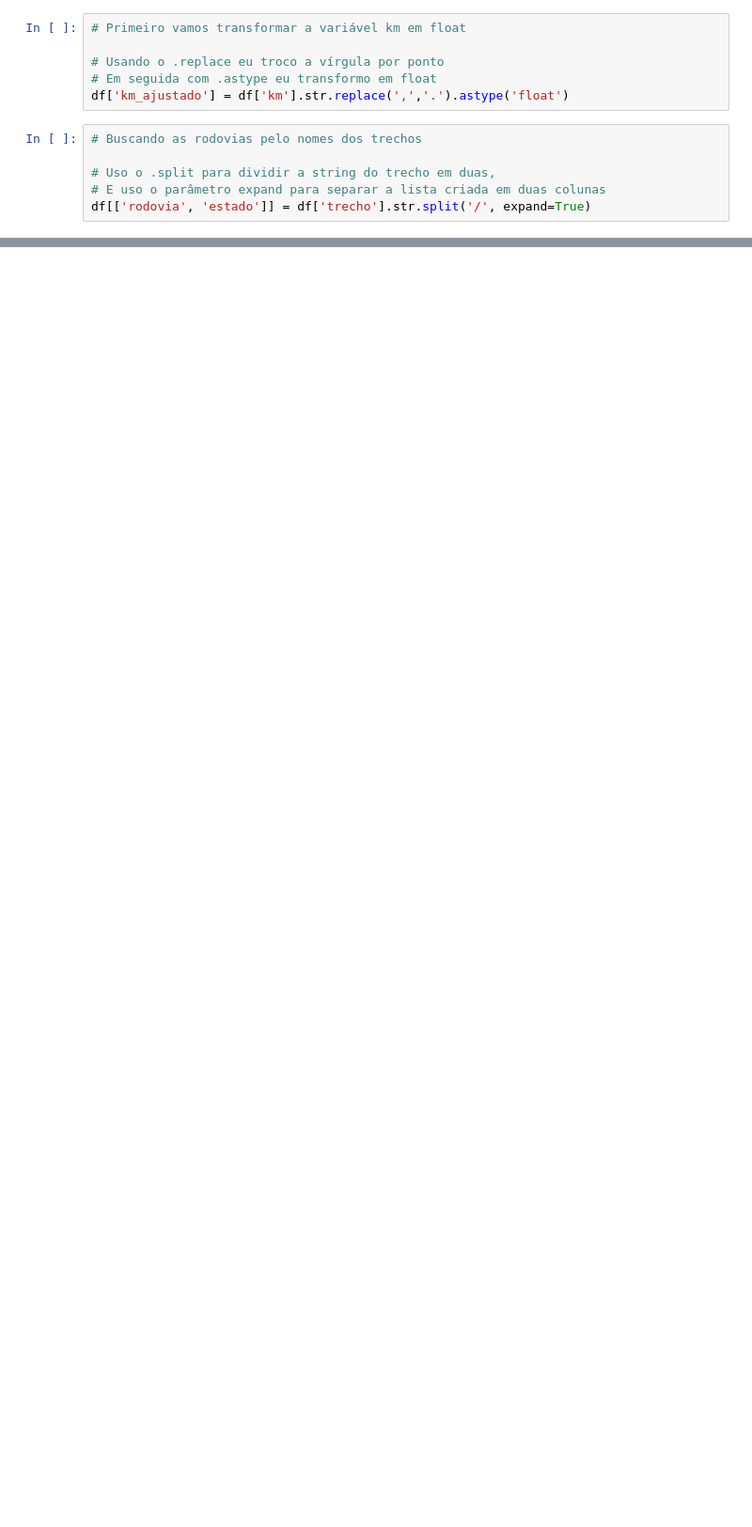
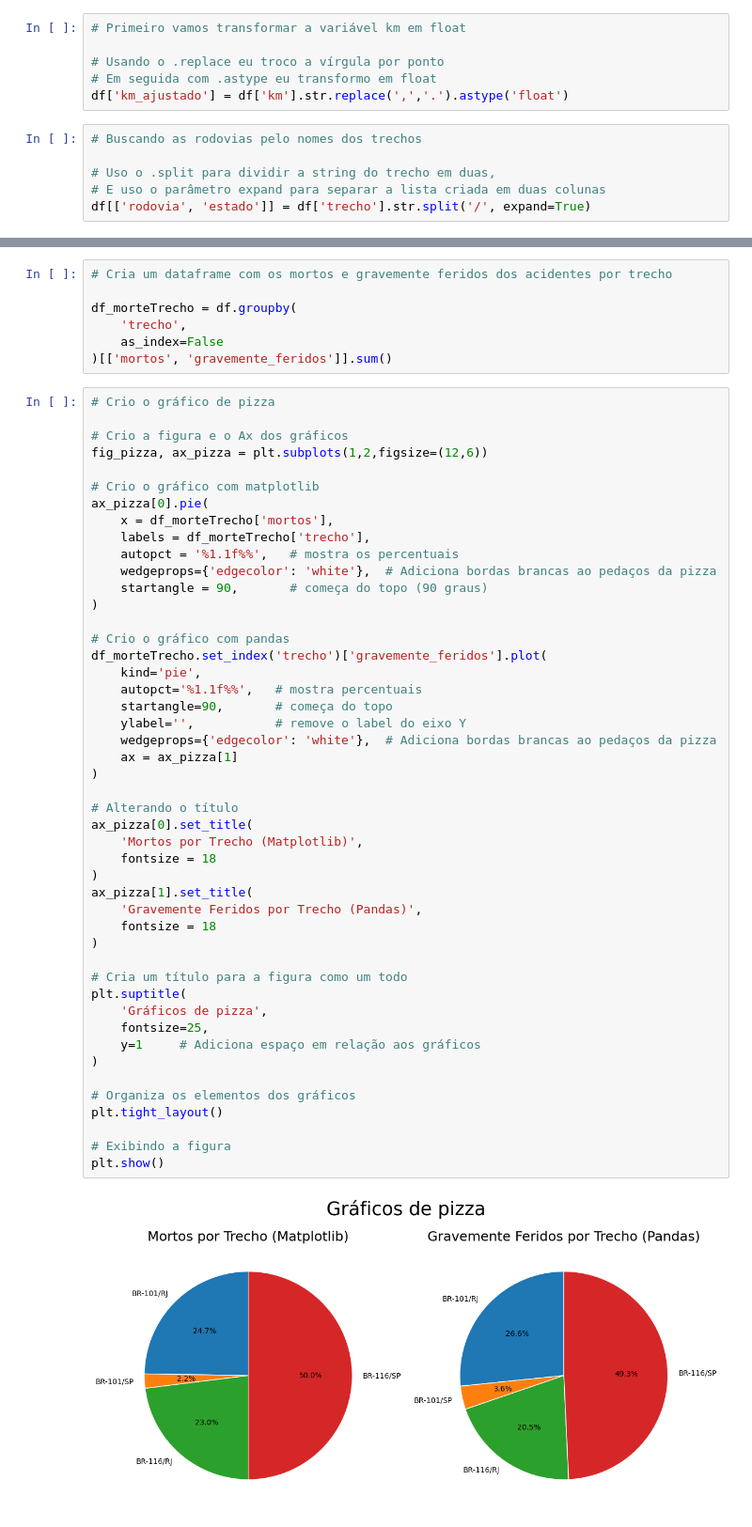
Before and after one commit to Bhertho/Analise_Acidentes_RioSP, a Jupyter notebook: Analise.ipynb, the cells around one changed output, grey strips where cells are left out. Shown at 94% size. Saved outputs shown, nothing was run; the diff lists cells and outputs as text; blank space fills up the shorter version.

```diff
--- a/Analise.ipynb
+++ b/Analise.ipynb
@@ -576,0 +727,56 @@ Com os dois histogramas podemos ver a distribuição de acidentes por KMs. Na ro
+# %%
+# Cria um dataframe com os mortos e gravemente feridos dos acidentes por trecho
+
+df_morteTrecho = df.groupby(
+    'trecho',
+    as_index=False
+)[['mortos', 'gravemente_feridos']].sum()
+# %%
+# Crio o gráfico de pizza
+
+# Crio a figura e o Ax dos gráficos
+fig_pizza, ax_pizza = plt.subplots(1,2,figsize=(12,6))
+
+# Crio o gráfico com matplotlib
+ax_pizza[0].pie(
+    x = df_morteTrecho['mortos'],
+    labels = df_morteTrecho['trecho'],
+    autopct = '%1.1f%%',   # mostra os percentuais
+    wedgeprops={'edgecolor': 'white'},  # Adiciona bordas brancas ao pedaços da pizza
+    startangle = 90,       # começa do topo (90 graus)
+)
+
+# Crio o gráfico com pandas
+df_morteTrecho.set_index('trecho')['gravemente_feridos'].plot(
+    kind='pie',
+    autopct='%1.1f%%',   # mostra percentuais
+    startangle=90,       # começa do topo
+    ylabel='',           # remove o label do eixo Y
+    wedgeprops={'edgecolor': 'white'},  # Adiciona bordas brancas ao pedaços da pizza
+    ax = ax_pizza[1]
+)
+
+# Alterando o título
+ax_pizza[0].set_title(
+    'Mortos por Trecho (Matplotlib)',
+    fontsize = 18
+)
+ax_pizza[1].set_title(
+    'Gravemente Feridos por Trecho (Pandas)',
+    fontsize = 18
+)
+
+# Cria um título para a figura como um todo
+plt.suptitle(
+    'Gráficos de pizza',
+    fontsize=25,
+    y=1     # Adiciona espaço em relação aos gráficos
+)
+
+# Organiza os elementos dos gráficos
+plt.tight_layout()
+
+# Exibindo a figura
+plt.show()
+# %% [output]
+[figure, added]
```
Also changed, not shown: parts of 12 cells of this notebook.
